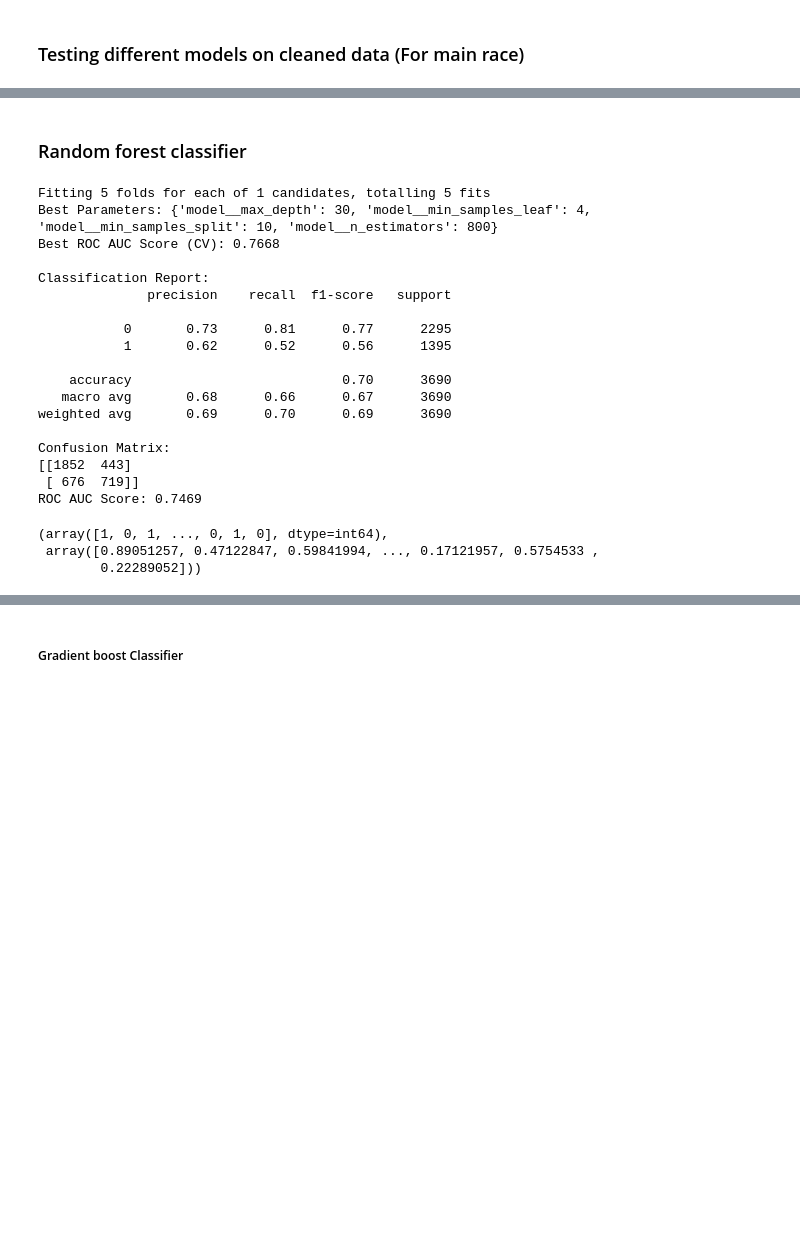
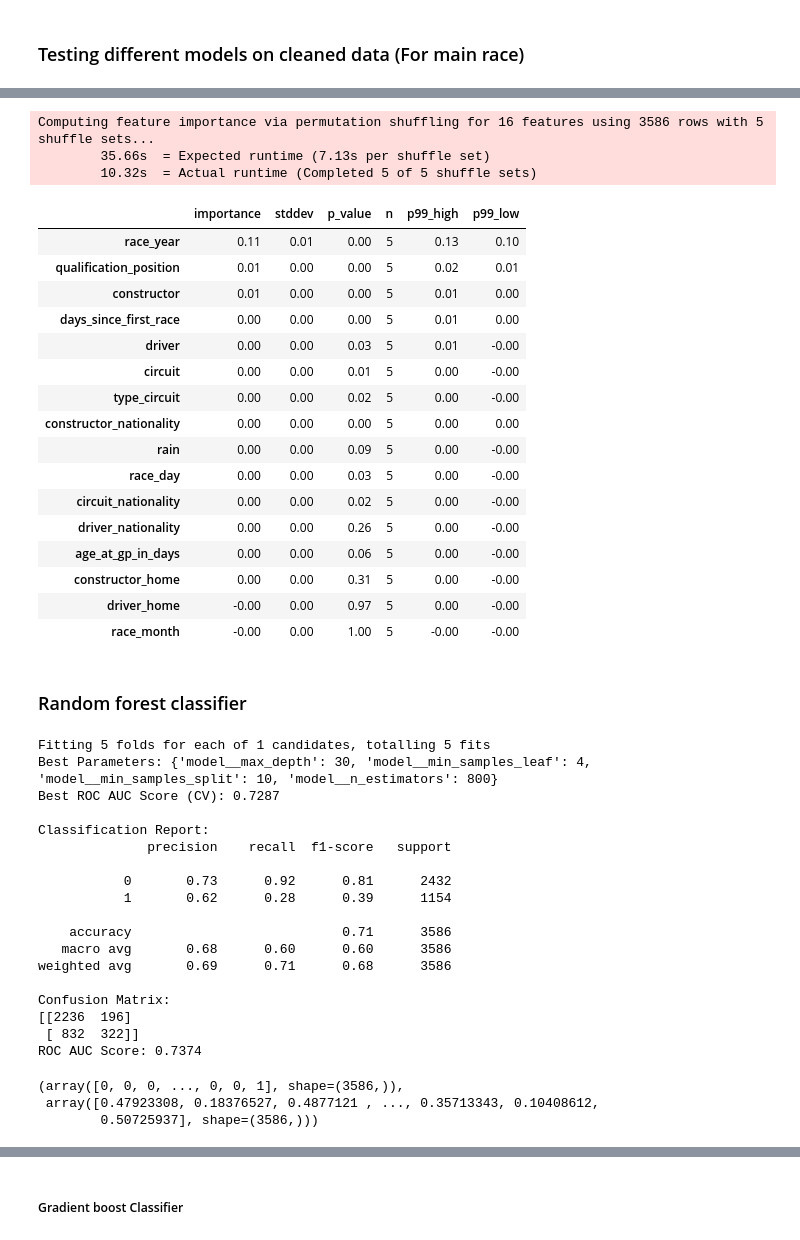
Before and after one commit to linhbuitung/f1-fantasy-ml-api, a Jupyter notebook: research/Thesis-Status.ipynb, the cells around one changed output, grey strips where cells are left out. Cells and saved outputs as stored; diff of their text form; code cells hidden in the pictures; blank space fills up the shorter version.

```diff
--- a/research/Thesis-Status.ipynb
+++ b/research/Thesis-Status.ipynb
@@ -238,0 +170,6 @@ data
+# %%
+# dnf is 1 if is_classified is = 'f' else 0
+data['dnf'] = data['is_classified'].apply(lambda x: 0 if x == 't' else 1)
+data = data.drop(['is_classified'],axis=1)
+data.drop_duplicates(inplace=True)
+data
@@ -298,0 +278,10 @@ other_cols = ['race_year','race_month','race_day','rain', 'driver_home', 'constr
+# %%
+predictor = TabularPredictor.load('../models/autogluon_models/status_predictor')
+
+# Predict on test set
+y_pred = predictor.predict(X_test)
+y_proba = predictor.predict_proba(X_test)[1]  # Probability for class 1
+
+# Evaluate
+perf = predictor.evaluate(X_test.assign(dnf=y_test))
+print(perf)
@@ -299,3 +317,26 @@ other_cols = ['race_year','race_month','race_day','rain', 'driver_home', 'constr
+# %%
+predictor.feature_importance(X_test.assign(dnf=y_test))
+# %% [output]
+Computing feature importance via permutation shuffling for 16 features using 3586 rows with 5 shuffle sets...
+        35.66s  = Expected runtime (7.13s per shuffle set)
+        10.32s  = Actual runtime (Completed 5 of 5 shuffle sets)
+|  | importance | stddev | p_value | n | p99_high | p99_low |
+| race_year | 0.11 | 0.01 | 0.00 | 5 | 0.13 | 0.10 |
+| qualification_position | 0.01 | 0.00 | 0.00 | 5 | 0.02 | 0.01 |
+| constructor | 0.01 | 0.00 | 0.00 | 5 | 0.01 | 0.00 |
+| days_since_first_race | 0.00 | 0.00 | 0.00 | 5 | 0.01 | 0.00 |
+| driver | 0.00 | 0.00 | 0.03 | 5 | 0.01 | -0.00 |
+| circuit | 0.00 | 0.00 | 0.01 | 5 | 0.00 | -0.00 |
+| type_circuit | 0.00 | 0.00 | 0.02 | 5 | 0.00 | -0.00 |
+| constructor_nationality | 0.00 | 0.00 | 0.00 | 5 | 0.00 | 0.00 |
+| rain | 0.00 | 0.00 | 0.09 | 5 | 0.00 | -0.00 |
+| race_day | 0.00 | 0.00 | 0.03 | 5 | 0.00 | -0.00 |
+| circuit_nationality | 0.00 | 0.00 | 0.02 | 5 | 0.00 | -0.00 |
+| driver_nationality | 0.00 | 0.00 | 0.26 | 5 | 0.00 | -0.00 |
+| age_at_gp_in_days | 0.00 | 0.00 | 0.06 | 5 | 0.00 | -0.00 |
+| constructor_home | 0.00 | 0.00 | 0.31 | 5 | 0.00 | -0.00 |
+| driver_home | -0.00 | 0.00 | 0.97 | 5 | 0.00 | -0.00 |
+| race_month | -0.00 | 0.00 | 1.00 | 5 | -0.00 | -0.00 |
 # %% [markdown]
 <h3> Random forest classifier</h3>
 # %%
@@ -307,7 +348,7 @@ preprocessor = ColumnTransformer([
 # Full pipeline
 pipeline = Pipeline([
     ('preprocessing', preprocessor),
-    ('models', RandomForestClassifier(random_state=42))
+    ('model', RandomForestClassifier(random_state=42))
 ])
 
 # Hyperparameter grid
@@ -356,25 +397,25 @@ evaluate_model(best_model_rf, X_test, y_test)
 # %% [output]
 Fitting 5 folds for each of 1 candidates, totalling 5 fits
 Best Parameters: {'model__max_depth': 30, 'model__min_samples_leaf': 4, 'model__min_samples_split': 10, 'model__n_estimators': 800}
-Best ROC AUC Score (CV): 0.7668
+Best ROC AUC Score (CV): 0.7287
 
 Classification Report:
               precision    recall  f1-score   support
 
-           0       0.73      0.81      0.77      2295
-           1       0.62      0.52      0.56      1395
+           0       0.73      0.92      0.81      2432
+           1       0.62      0.28      0.39      1154
 
-    accuracy                           0.70      3690
-   macro avg       0.68      0.66      0.67      3690
-weighted avg       0.69      0.70      0.69      3690
+    accuracy                           0.71      3586
+   macro avg       0.68      0.60      0.60      3586
+weighted avg       0.69      0.71      0.68      3586
 
 Confusion Matrix:
-[[1852  443]
- [ 676  719]]
-ROC AUC Score: 0.7469
+[[2236  196]
+ [ 832  322]]
+ROC AUC Score: 0.7374
-(array([1, 0, 1, ..., 0, 1, 0], dtype=int64),
- array([0.89051257, 0.47122847, 0.59841994, ..., 0.17121957, 0.5754533 ,
-        0.22289052]))
+(array([0, 0, 0, ..., 0, 0, 1], shape=(3586,)),
+ array([0.47923308, 0.18376527, 0.4877121 , ..., 0.35713343, 0.10408612,
+        0.50725937], shape=(3586,)))
 # %%
 # Get best pipeline from grid search
 best_pipeline = best_model_rf
```
Also changed, not shown: parts of 39 cells of this notebook, 18 other files.
